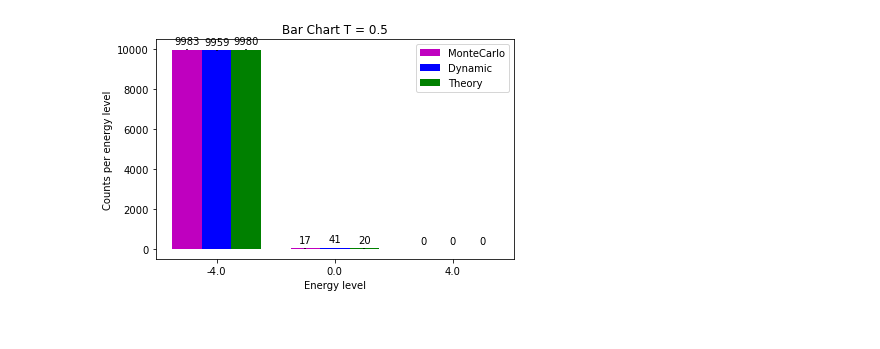
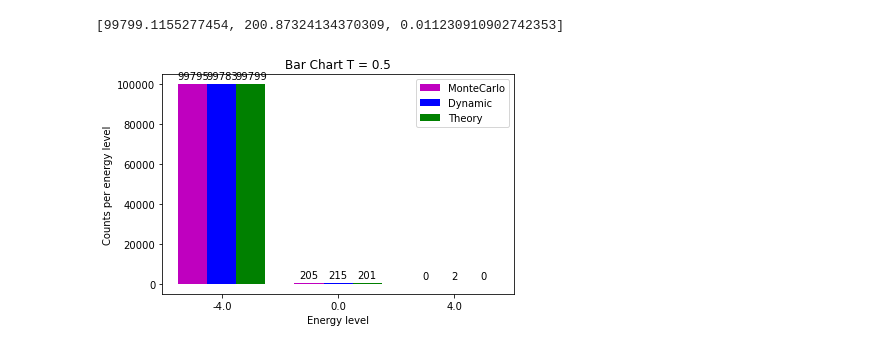
Before and after one commit to SabSav/thesis-code, a Jupyter notebook: examples/4_spins/Chart_low_T.ipynb, the cells around one changed output. Cells and saved outputs as stored; diff of their text form; code cells hidden in the pictures.

```diff
--- a/examples/4_spins/Chart_low_T.ipynb
+++ b/examples/4_spins/Chart_low_T.ipynb
@@ -5,25 +7,19 @@ path_to_json = os.getcwd()
 # %%
 import json
 def load_case(path):
-    with open(path, 'r+') as file: return json.load(file)
+    display(Markdown(f'## {path}'))
+    with open(path, 'r+') as file: bundle = json.load(file)
+    print('Temperature:', bundle['temperature'])
+    return bundle
 
+display(Markdown('# Files'))
 json_files_mc = sorted([pos_json for pos_json in os.listdir(path_to_json) if pos_json.endswith('.json') and pos_json.startswith('mc-lT')],
                        reverse = True)
-json_files_alg1 = sorted([pos_json for pos_json in os.listdir(path_to_json) if pos_json.endswith('.json') and pos_json.startswith('alg1-lT')],
+json_files_alg1 = sorted([pos_json for pos_json in os.listdir(path_to_json) if pos_json.endswith('.json') and pos_json.startswith('a1-lT')],
                          reverse = True)
-import datetime
-date_string = datetime.date.today().strftime("%Y-%m-%d")
 
-for file_name_mc, file_name_alg1 in zip(json_files_mc, json_files_alg1):
-    date = file_name_mc[6:len(file_name_mc) - 5] #the date is the same for the two for how run.py is constructed
-    if date_string == date:
-        #take the current simulation
-        file_to_load_mc = file_name_mc
-        file_to_load_alg1 = file_name_alg1
-    else:
-        #take the last simulation
-        file_to_load_mc = json_files_mc[0]
-        file_to_load_alg1 = json_files_alg1[0]
+print("MC: ", json_files_mc)
+print("A1: ", json_files_alg1)
 
-mc = load_case(file_to_load_mc)
-alg1 = load_case(file_to_load_alg1)
+mc = load_case(json_files_mc[0])
+alg1 = load_case(json_files_alg1[0])
@@ -34,39 +38,39 @@ import matplotlib.pyplot as plt
 
 mc_m_counts = count_variables(mc["magnetization_sample"])
 alg1_m_counts = count_variables(alg1["magnetization_sample"])
-
 mc_engy_counts = count_variables(mc["energy_sample"])
 alg1_engy_counts = count_variables(alg1["energy_sample"])
 
 chain = Chain(size=alg1["number of spins"], temperature = alg1["temperature"])
 n_samples = len(alg1["energy_sample"])
-theory_engy, theory_m, theory_engy_counts, binomial_avg, binomial_std = theoretical_quantities(chain, n_samples=n_samples)
-
-multiplicity_mc, std_mc, mc_engy_counts = std_algorithms(mc_engy_counts, binomial_avg, theory_engy,
-                                                                                          binomial_std)
-multiplicity_alg1, std_alg1, alg1_engy_counts = std_algorithms(alg1_engy_counts, binomial_avg, theory_engy, binomial_std)
+theory_engy, theory_m = theoretical_distributions(chain)
+theory_engy_counts, multinom_avg, multinom_std = theoretical_quantities(n_samples, theory_engy)
+multiplicity_mc, std_mc, mc_engy_counts = std_algorithms(mc_engy_counts, multinom_avg, theory_engy, multinom_std)
+multiplicity_alg1, std_alg1, alg1_engy_counts = std_algorithms(alg1_engy_counts, multinom_avg, theory_engy, multinom_std)
 
 fig, ax = plt.subplots()
 labels = mc_engy_counts.keys()
 x = np.arange(len(labels))
 width = 0.25
 rects1 = ax.bar(x, list(mc_engy_counts.values()), width, yerr=std_mc, align='center',
                 label='MonteCarlo', color='m')
 rects2 = ax.bar(x + width, list(alg1_engy_counts.values()), width, yerr=std_alg1, align='center',
                 label='Dynamic', color='b')
+print(theory_engy_counts)
 theory_engy_counts_adjusted = [round(counts) for counts in theory_engy_counts]
-rects3 = ax.bar(x + width * 2, theory_engy_counts_adjusted, width, yerr=binomial_std, align='center',
+rects3 = ax.bar(x + width * 2, theory_engy_counts_adjusted, width, yerr=multinom_std, align='center',
                 label='Theory', color='g')
 
 ax.set_title('Bar Chart T = 0.5')
 ax.set_ylabel('Counts per energy level')
 ax.set_xlabel('Energy level')
 ax.set_xticks(x + width)
 ax.set_xticklabels([i for i in labels])
 ax.legend()
 ax.bar_label(rects1, padding=3)
 ax.bar_label(rects2, padding=3)
 ax.bar_label(rects3, padding=3)
 fig.tight_layout()
 # %% [output]
+[99799.1155277454, 200.87324134370309, 0.011230910902742353]
-[figure, old version]
+[figure, new version]
```
Also changed, not shown: parts of 8 cells of this notebook, 42 other files.
